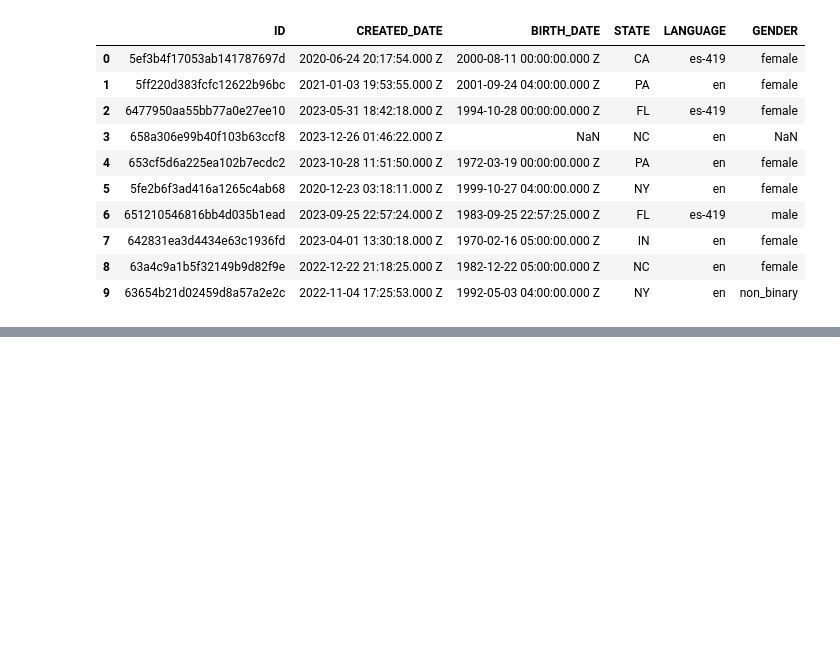
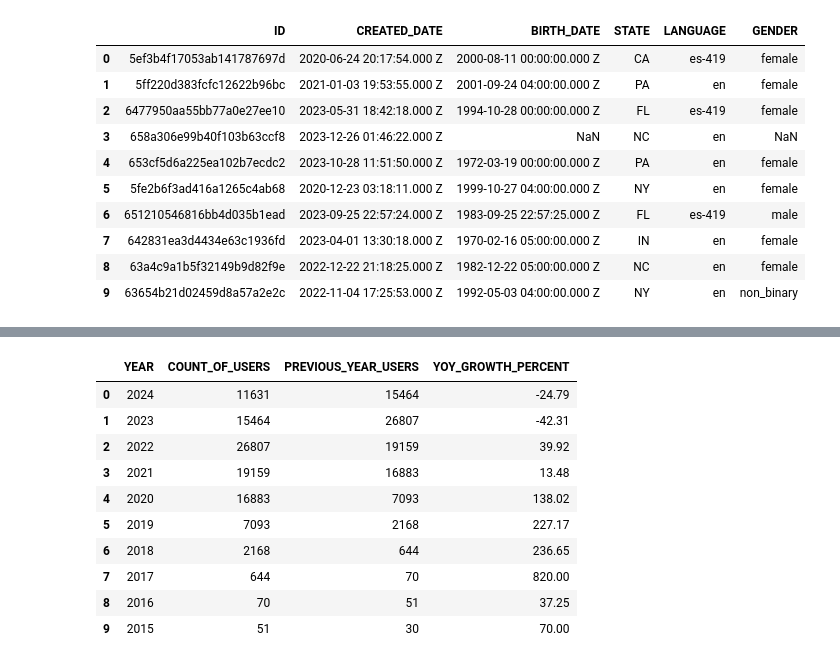
Before and after one commit to maggiethiele/fetch_technical_interview, a Jupyter notebook: fetch_technical_interview.ipynb, the cells around one changed output, grey strips where cells are left out. Drawn from its saved outputs; the diff is of its cells as text; code cells hidden in the pictures; blank space fills up the shorter version.

Commit message:
replace ipynb file
updated to return displays of sql queries

```diff
--- a/fetch_technical_interview.ipynb
+++ b/fetch_technical_interview.ipynb
@@ -454,3 +468,71 @@ ORDER BY YEAR DESC
+# %%
+# 2f: At what percent has Fetch grown year over year?
+### ANSWER: Because there is only transaction data for 2024, I am looking at user account creation information
+### User growth saw a significant surge from 2015 to 2020, with especially large increases between 2019 and 2021.
+### Growth slowed in 2022 and has been declining since, with a 42.31% drop in 2023 and a 24.79% decrease in 2024.
+two_f_query = """
+
+----------------------------------------
+-- Generate ACCOUNT_AGE by comparing Current Date with CREATED_DATE
+----------------------------------------
+WITH users_with_created_year AS (
+    SELECT
+       u.ID
+      ,u.CREATED_DATE
+      ,strftime('%Y', CREATED_DATE) AS CREATED_YEAR
+
+    FROM users u
+),
+
+----------------------------------------
+-- Count users by when they created their account with Fetch
+----------------------------------------
+user_count_by_created_year AS (
+
+    SELECT DISTINCT
+       CREATED_YEAR
+      ,COUNT(ID) AS COUNT_OF_USERS
+
+    FROM users_with_created_year
+    GROUP BY CREATED_YEAR
+
+),
+
+----------------------------------------
+-- Return Users by year and return the previous year new users
+----------------------------------------
+yearly_user_growth AS (
+    SELECT
+       CREATED_YEAR
+      ,COUNT_OF_USERS
+      ,LAG(COUNT_OF_USERS) OVER (ORDER BY CREATED_YEAR) AS PREVIOUS_YEAR_USERS
+    FROM user_count_by_created_year
+)
+
+SELECT
+   CREATED_YEAR AS YEAR
+  ,COUNT_OF_USERS
+  ,PREVIOUS_YEAR_USERS
+  ,ROUND(((COUNT_OF_USERS + 0.00 - PREVIOUS_YEAR_USERS + 0.00) / PREVIOUS_YEAR_USERS + 0.00) * 100, 2) AS YOY_GROWTH_PERCENT
+FROM yearly_user_growth
+WHERE PREVIOUS_YEAR_USERS IS NOT NULL
+ORDER BY YEAR DESC
+
+"""
+df = pd.read_sql_query(two_f_query, sqllite_db)
+df.head(10)
+# %% [output]
+|  | YEAR | COUNT_OF_USERS | PREVIOUS_YEAR_USERS | YOY_GROWTH_PERCENT |
+| 0 | 2024 | 11631 | 15464 | -24.79 |
+| 1 | 2023 | 15464 | 26807 | -42.31 |
+| 2 | 2022 | 26807 | 19159 | 39.92 |
+| 3 | 2021 | 19159 | 16883 | 13.48 |
+| 4 | 2020 | 16883 | 7093 | 138.02 |
+| 5 | 2019 | 7093 | 2168 | 227.17 |
+| 6 | 2018 | 2168 | 644 | 236.65 |
+| 7 | 2017 | 644 | 70 | 820.00 |
+| 8 | 2016 | 70 | 51 | 37.25 |
+| 9 | 2015 | 51 | 30 | 70.00 |
 # %%
 # Good morning/afternoon/evening, {Recipient's Name},
 
```
Also changed, not shown: parts of 12 cells of this notebook.
